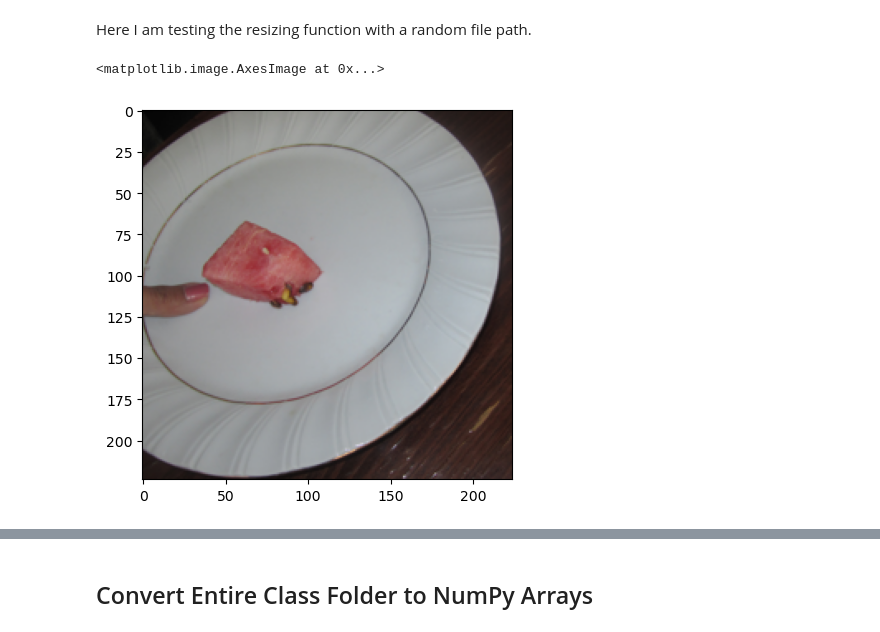
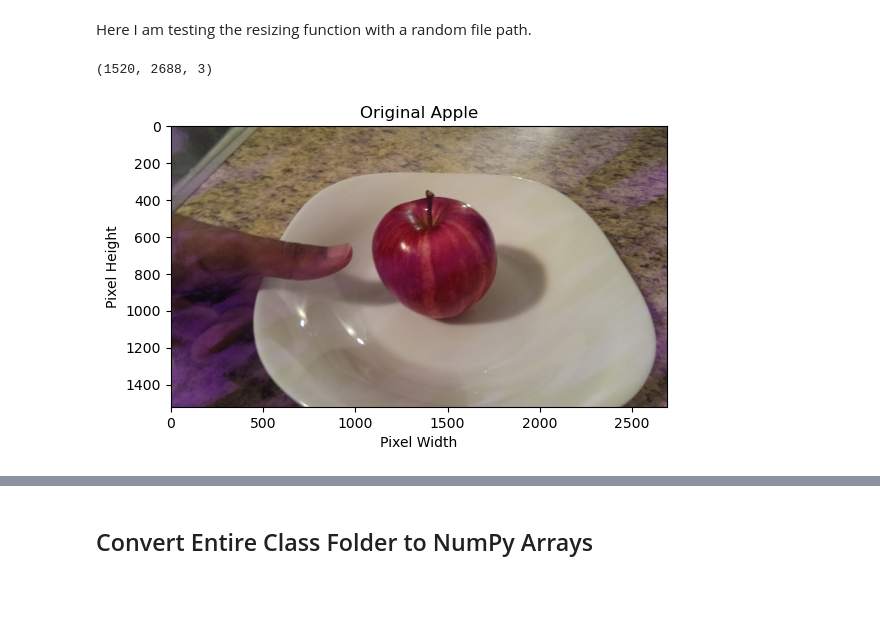
Before and after one commit to hmckin/Capstone, a Jupyter notebook: JupyterNotebooks/Load&Save.ipynb, the cells around one changed output, grey strips where cells are left out. Drawn from its saved outputs; the diff is of its cells as text; code cells hidden in the pictures; blank space fills up the shorter version.

```diff
--- a/JupyterNotebooks/Load&Save.ipynb
+++ b/JupyterNotebooks/Load&Save.ipynb
@@ -49,9 +49,13 @@ def convert_with_resize(img_path, new_width=224, new_height=224):
 # %% [markdown]
 Here I am testing the resizing function with a random file path.
 # %%
-path = "/Users/harrymckinney/Desktop/Capstone/FooDD/Watermelon/5-CanonSD-1400-Light Environment/5 (41).JPG"
-img = convert_with_resize(path)
+path = "/Users/harrymckinney/Desktop/Capstone/FooDD/Apple/1-Samsung-S4-Light Environment/1 (66).jpg"
+img = Image.open(path)
+plt.title("Original Apple")
+plt.xlabel("Pixel Width")
+plt.ylabel("Pixel Height")
 plt.imshow(img)
+np.asarray(img).shape
 # %% [output]
-<matplotlib.image.AxesImage at 0x...>
+(1520, 2688, 3)
-[figure, old version]
+[figure, new version]
```
Also changed, not shown: parts of 1 cell of this notebook.
